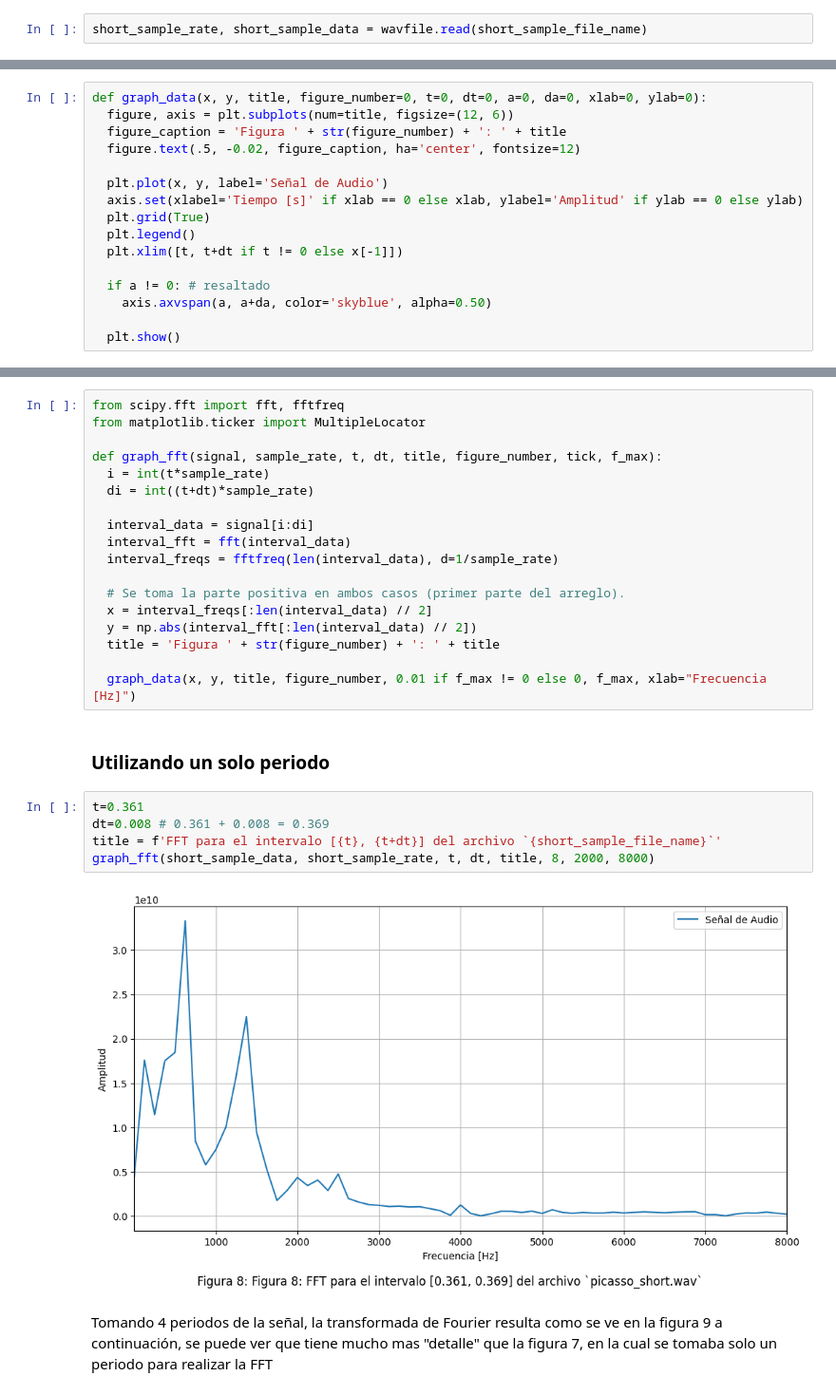
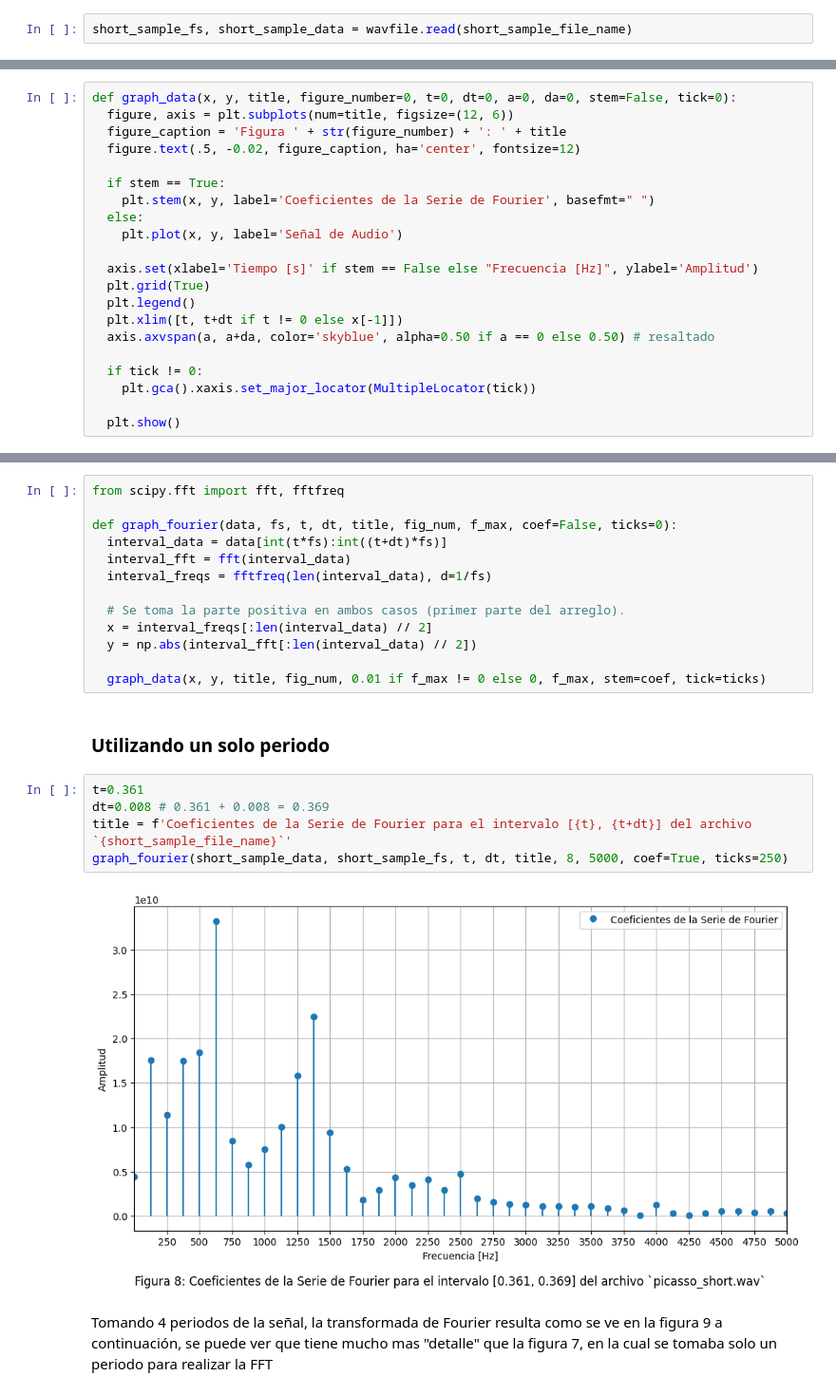
Before and after one commit to mjkloeckner/TB065, a Jupyter notebook: tpe.ipynb, the cells around one changed output, grey strips where cells are left out. Shown at 95% size. Drawn from its saved outputs; the diff is of its cells as text.

```diff
--- a/tpe.ipynb
+++ b/tpe.ipynb
@@ -37,23 +46,28 @@ urlretrieve('https://github.com/mjkloeckner/TB065/raw/main/data/picasso_long.wav
 # %% [markdown]
 Continuamos leyendo el contenido del primer archivo de nombre `picasso_short.wav`, para lo cual se utiliza el método [wavfile.read](https://docs.scipy.org/doc/scipy/reference/generated/scipy.io.wavfile.read.html#read) de la librería [scipy](https://docs.scipy.org/doc/scipy/index.html). Esta función devuelve los datos y la tasa de muestreo leidos del archivo en formato WAV cuyo nombre recibe como argumento.
 # %%
-short_sample_rate, short_sample_data = wavfile.read(short_sample_file_name)
+short_sample_fs, short_sample_data = wavfile.read(short_sample_file_name)
 # %% [markdown]
 Para graficar los datos obtenidos resulta conveniente definir la función `graph_data`, la cual utiliza métodos del módulo [pyplot](https://matplotlib.org/stable/api/pyplot_summary.html#module-matplotlib.pyplot) de la librería [matplotlib](https://matplotlib.org/) para generar los gráficos pedidos. Esto además permite evitar patrones repetitivos en el código,
 # %%
-def graph_data(x, y, title, figure_number=0, t=0, dt=0, a=0, da=0, xlab=0, ylab=0):
+def graph_data(x, y, title, figure_number=0, t=0, dt=0, a=0, da=0, stem=False, tick=0):
   figure, axis = plt.subplots(num=title, figsize=(12, 6))
   figure_caption = 'Figura ' + str(figure_number) + ': ' + title
   figure.text(.5, -0.02, figure_caption, ha='center', fontsize=12)
 
-  plt.plot(x, y, label='Señal de Audio')
-  axis.set(xlabel='Tiempo [s]' if xlab == 0 else xlab, ylabel='Amplitud' if ylab == 0 else ylab)
+  if stem == True:
+    plt.stem(x, y, label='Coeficientes de la Serie de Fourier', basefmt=" ")
+  else:
+    plt.plot(x, y, label='Señal de Audio')
+
+  axis.set(xlabel='Tiempo [s]' if stem == False else "Frecuencia [Hz]", ylabel='Amplitud')
   plt.grid(True)
   plt.legend()
   plt.xlim([t, t+dt if t != 0 else x[-1]])
+  axis.axvspan(a, a+da, color='skyblue', alpha=0.50 if a == 0 else 0.50) # resaltado
 
-  if a != 0: # resaltado
-    axis.axvspan(a, a+da, color='skyblue', alpha=0.50)
+  if tick != 0:
+    plt.gca().xaxis.set_major_locator(MultipleLocator(tick))
 
   plt.show()
 # %% [markdown]
@@ -141,30 +145,25 @@ Para graficar los coeficientes de Fourier, se utiliza
 # %%
 from scipy.fft import fft, fftfreq
-from matplotlib.ticker import MultipleLocator
 
-def graph_fft(signal, sample_rate, t, dt, title, figure_number, tick, f_max):
-  i = int(t*sample_rate)
-  di = int((t+dt)*sample_rate)
-
-  interval_data = signal[i:di]
+def graph_fourier(data, fs, t, dt, title, fig_num, f_max, coef=False, ticks=0):
+  interval_data = data[int(t*fs):int((t+dt)*fs)]
   interval_fft = fft(interval_data)
-  interval_freqs = fftfreq(len(interval_data), d=1/sample_rate)
+  interval_freqs = fftfreq(len(interval_data), d=1/fs)
 
   # Se toma la parte positiva en ambos casos (primer parte del arreglo).
   x = interval_freqs[:len(interval_data) // 2]
   y = np.abs(interval_fft[:len(interval_data) // 2])
-  title = 'Figura ' + str(figure_number) + ': ' + title
 
-  graph_data(x, y, title, figure_number, 0.01 if f_max != 0 else 0, f_max, xlab="Frecuencia [Hz]")
+  graph_data(x, y, title, fig_num, 0.01 if f_max != 0 else 0, f_max, stem=coef, tick=ticks)
 # %% [markdown]
 ### Utilizando un solo periodo
 # %%
 t=0.361
 dt=0.008 # 0.361 + 0.008 = 0.369
-title = f'FFT para el intervalo [{t}, {t+dt}] del archivo `{short_sample_file_name}`'
-graph_fft(short_sample_data, short_sample_rate, t, dt, title, 8, 2000, 8000)
+title = f'Coeficientes de la Serie de Fourier para el intervalo [{t}, {t+dt}] del archivo `{short_sample_file_name}`'
+graph_fourier(short_sample_data, short_sample_fs, t, dt, title, 8, 5000, coef=True, ticks=250)
 # %% [output]
-[figure, old version]
+[figure, new version]
 # %% [markdown]
 Tomando 4 periodos de la señal, la transformada de Fourier resulta como se ve en la figura 9 a continuación, se puede ver que tiene mucho mas "detalle" que la figura 7, en la cual se tomaba solo un periodo para realizar la FFT
 # %%
```
Also changed, not shown: parts of 20 cells of this notebook.
